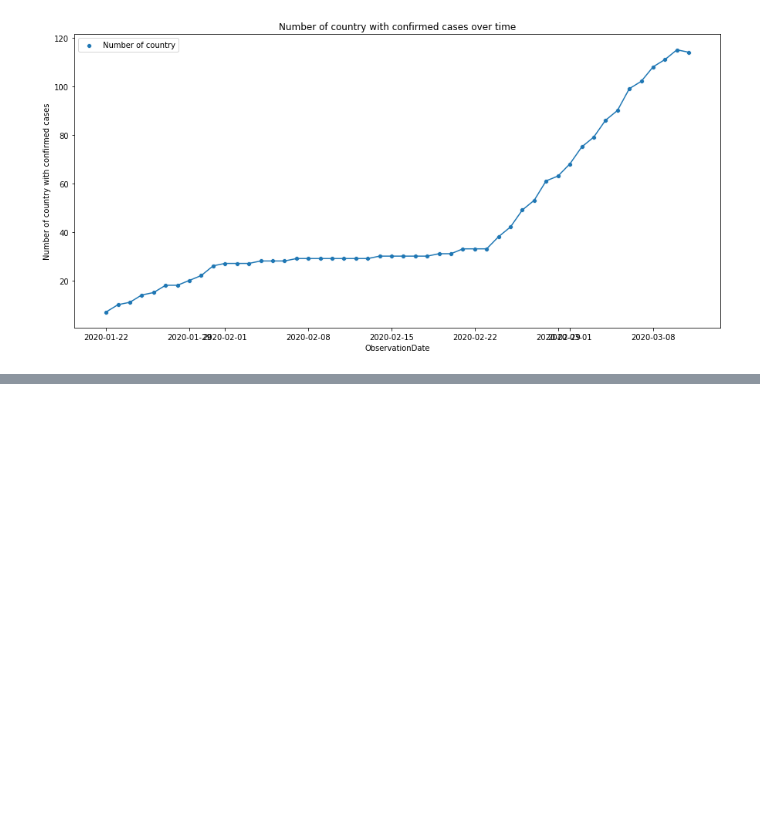
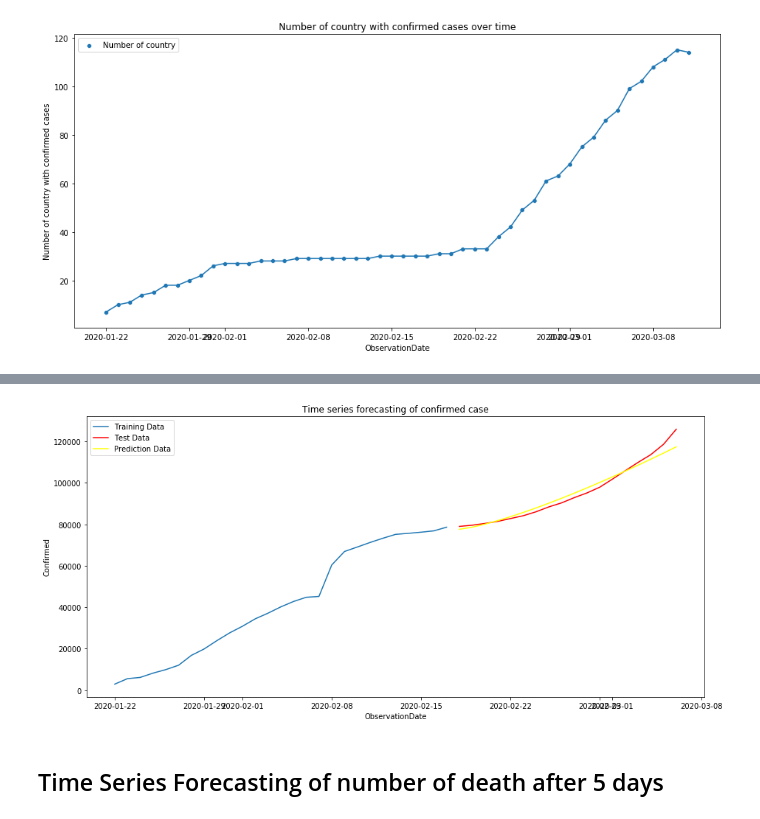
Before and after one commit to Maunish-dave/corona_research, a Jupyter notebook: Corona Virus Research.ipynb, the cells around one changed output, grey strips where cells are left out. Drawn from its saved outputs; the diff is of its cells as text; code cells hidden in the pictures; blank space fills up the shorter version.

```diff
--- a/Corona Virus Research.ipynb
+++ b/Corona Virus Research.ipynb
@@ -229,0 +297,8 @@ plt.show()
+# %%
+X,y = make_shift(dates_data[["ObservationDate","Confirmed"]],dates_data[["ObservationDate","Confirmed"]],"Confirmed")
+# %%
+X_train,X_test,y_train,y_test = train_test(X,y)
+# %%
+model = fit_time_series_model(RandomForestRegressor,X_train.values[:,1:],y_train)
+# %%
+y_pred = predict_time_series_model(model,X_test.values[:,1:])
@@ -229,0 +307,6 @@ plt.show()
+# %%
+plot_time_series(X_train,X_test,y_pred)
+# %% [output]
+[figure, added]
+# %% [markdown]
+## Time Series Forecasting of number of death after 5 days
```
Also changed, not shown: parts of 16 cells of this notebook.
